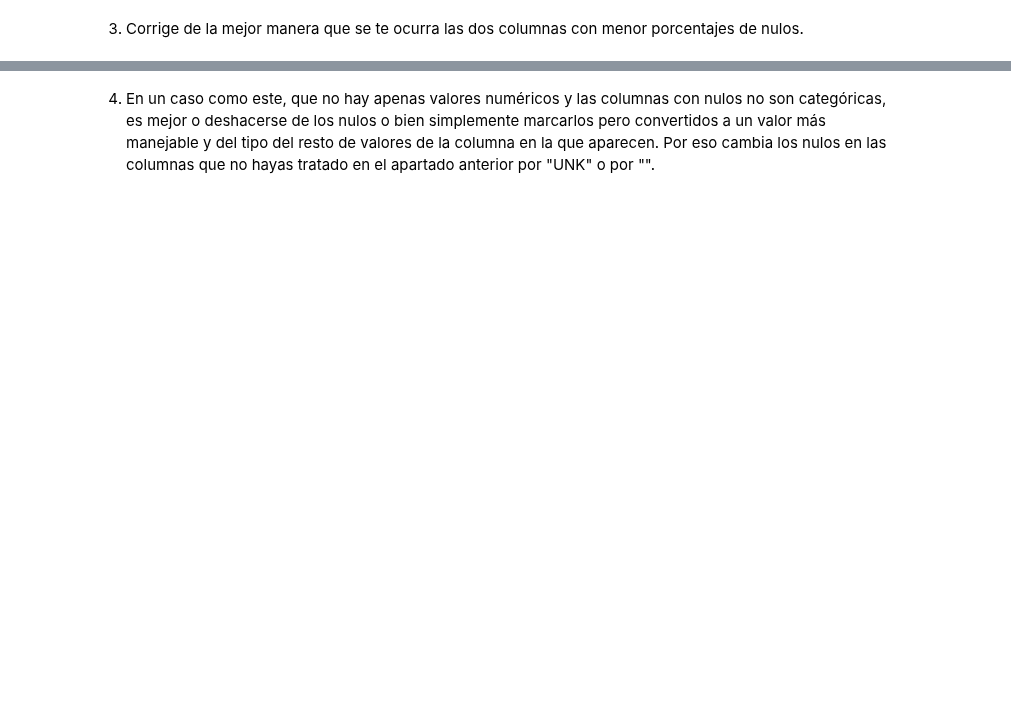
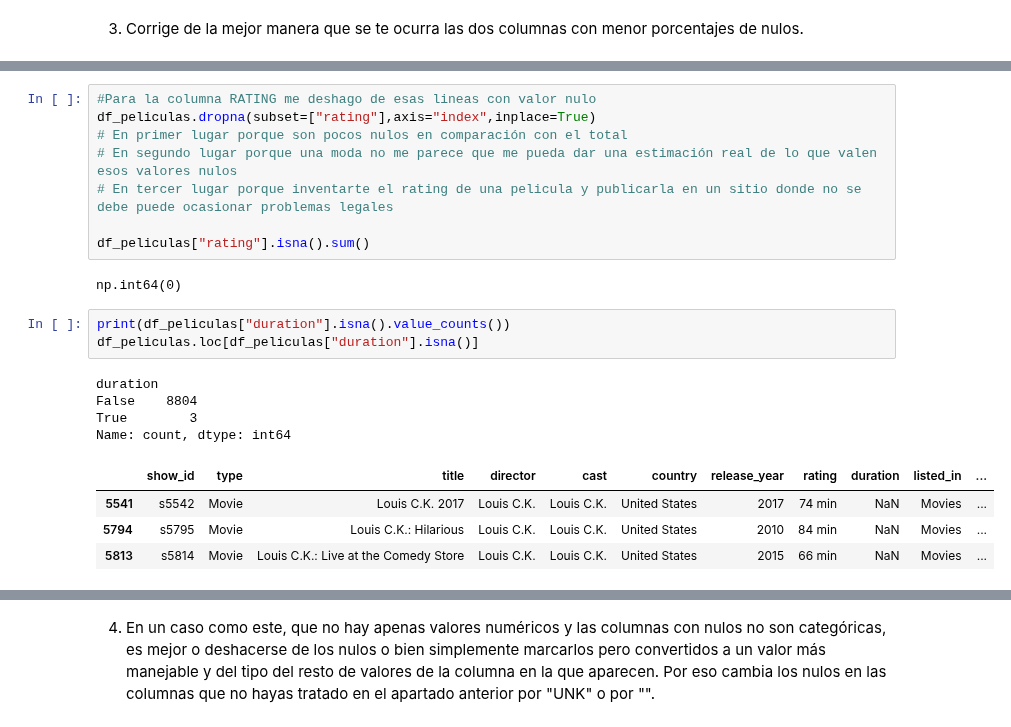
Before and after one commit to CarlosNoya/ONLINE_DS_THEBRIDGE_TRABAJOS, a Jupyter notebook: SPRINT_05/Unidad_01/Practica_Obligatoria/18_Practica_Obligatoria_ETL.ipynb, the cells around one changed output, grey strips where cells are left out. Saved outputs shown, nothing was run; the diff lists cells and outputs as text; blank space fills up the shorter version.

```diff
--- a/SPRINT_05/Unidad_01/Practica_Obligatoria/18_Practica_Obligatoria_ETL.ipynb
+++ b/SPRINT_05/Unidad_01/Practica_Obligatoria/18_Practica_Obligatoria_ETL.ipynb
@@ -579,0 +727,22 @@ lista_col_nul
+# %%
+#Para la columna RATING me deshago de esas lineas con valor nulo
+df_peliculas.dropna(subset=["rating"],axis="index",inplace=True)
+# En primer lugar porque son pocos nulos en comparación con el total
+# En segundo lugar porque una moda no me parece que me pueda dar una estimación real de lo que valen esos valores nulos
+# En tercer lugar porque inventarte el rating de una pelicula y publicarla en un sitio donde no se debe puede ocasionar problemas legales
+
+df_peliculas["rating"].isna().sum()
+# %% [output]
+np.int64(0)
+# %%
+print(df_peliculas["duration"].isna().value_counts())
+df_peliculas.loc[df_peliculas["duration"].isna()]
+# %% [output]
+duration
+False    8804
+True        3
+Name: count, dtype: int64
+|  | show_id | type | title | director | cast | country | release_year | rating | duration | listed_in | ... |
+| 5541 | s5542 | Movie | Louis C.K. 2017 | Louis C.K. | Louis C.K. | United States | 2017 | 74 min | NaN | Movies | ... |
+| 5794 | s5795 | Movie | Louis C.K.: Hilarious | Louis C.K. | Louis C.K. | United States | 2010 | 84 min | NaN | Movies | ... |
+| 5813 | s5814 | Movie | Louis C.K.: Live at the Comedy Store | Louis C.K. | Louis C.K. | United States | 2015 | 66 min | NaN | Movies | ... |
```
Also changed, not shown: parts of 26 cells of this notebook.
